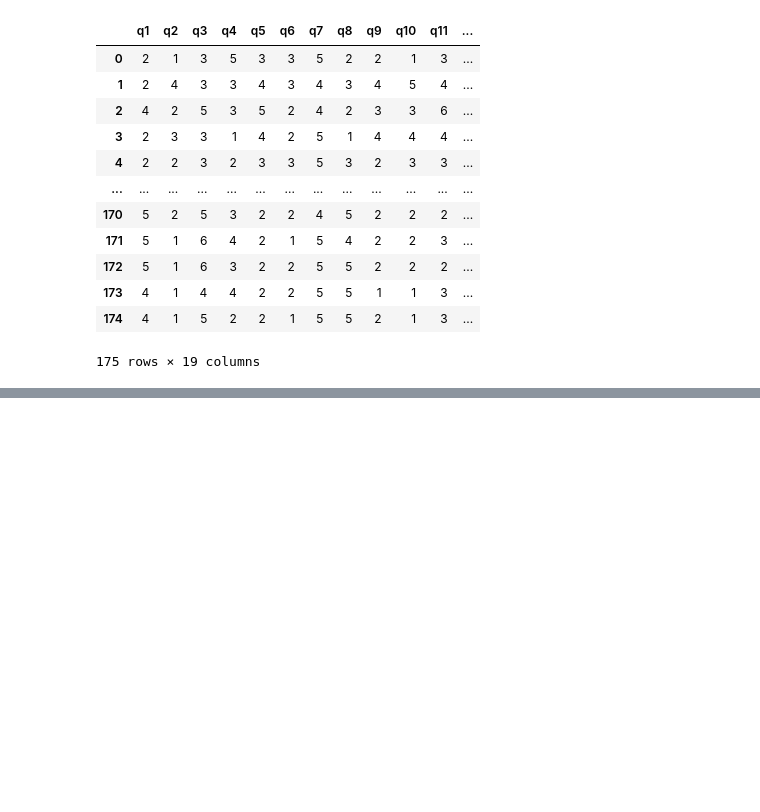
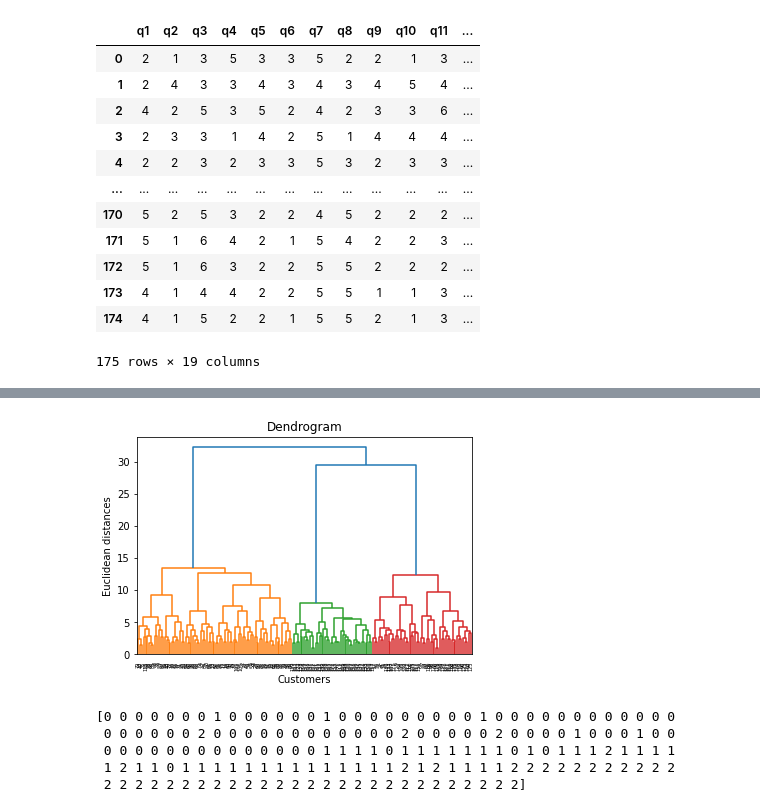
Before and after one commit to Alex-Akulich/Data-analysis-with-Python, a Jupyter notebook: 2_K-means_cluster_analysis/k_means_clustering_desserts.ipynb, the cells around one changed output, grey strips where cells are left out. Drawn from its saved outputs; the diff is of its cells as text; code cells hidden in the pictures; blank space fills up the shorter version.

```diff
--- a/2_K-means_cluster_analysis/k_means_clustering_desserts.ipynb
+++ b/2_K-means_cluster_analysis/k_means_clustering_desserts.ipynb
@@ -127,0 +289,24 @@ Name: Clus, dtype: int64
+# %%
+# Иерархическая кластеризация. Построение дендрограммы
+import scipy.cluster.hierarchy as sch
+dendrogram = sch.dendrogram(sch.linkage(X2, method = 'ward'))
+plt.title('Dendrogram')
+plt.xlabel('Customers')
+plt.ylabel('Euclidean distances')
+plt.show()
+# %% [output]
+[figure, added]
+# %%
+# Кластеризация методом K-means
+from sklearn.cluster import KMeans
+clusterNum = 3
+k_means = KMeans(init='k-means++', n_clusters=clusterNum,n_init=12)
+k_means.fit(X2)
+labels=k_means.labels_
+print(labels)
+# %% [output]
+[0 0 0 0 0 0 0 1 0 0 0 0 0 0 1 0 0 0 0 0 0 0 0 0 1 0 0 0 0 0 0 0 0 0 0 0 0
+ 0 0 0 0 0 0 2 0 0 0 0 0 0 0 0 0 0 0 0 2 0 0 0 0 0 2 0 0 0 0 1 0 0 0 1 0 0
+ 0 0 0 0 0 0 0 0 0 0 0 0 0 0 1 1 1 1 0 1 1 1 1 1 1 1 0 1 0 1 1 1 2 1 1 1 1
+ 1 2 1 1 0 1 1 1 1 1 1 1 1 1 1 1 1 1 1 2 1 2 1 1 1 1 2 2 2 2 2 2 2 2 2 2 2
+ 2 2 2 2 2 2 2 2 2 2 2 2 2 2 2 2 2 2 2 2 2 2 2 2 2 2 2]
```
Also changed, not shown: parts of 34 cells of this notebook.
